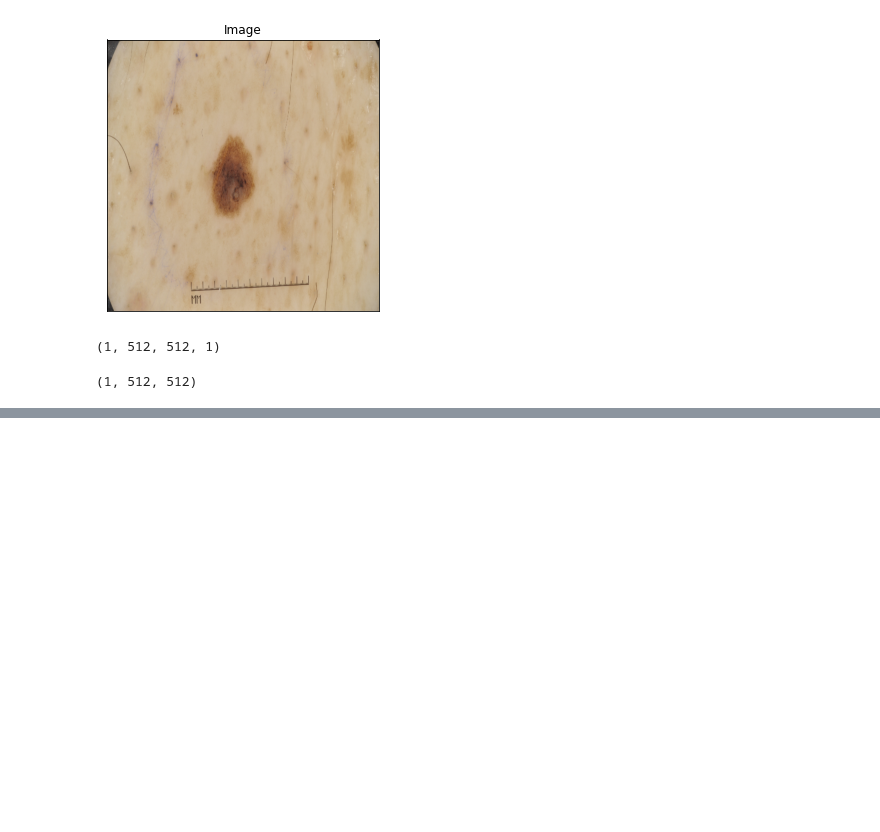
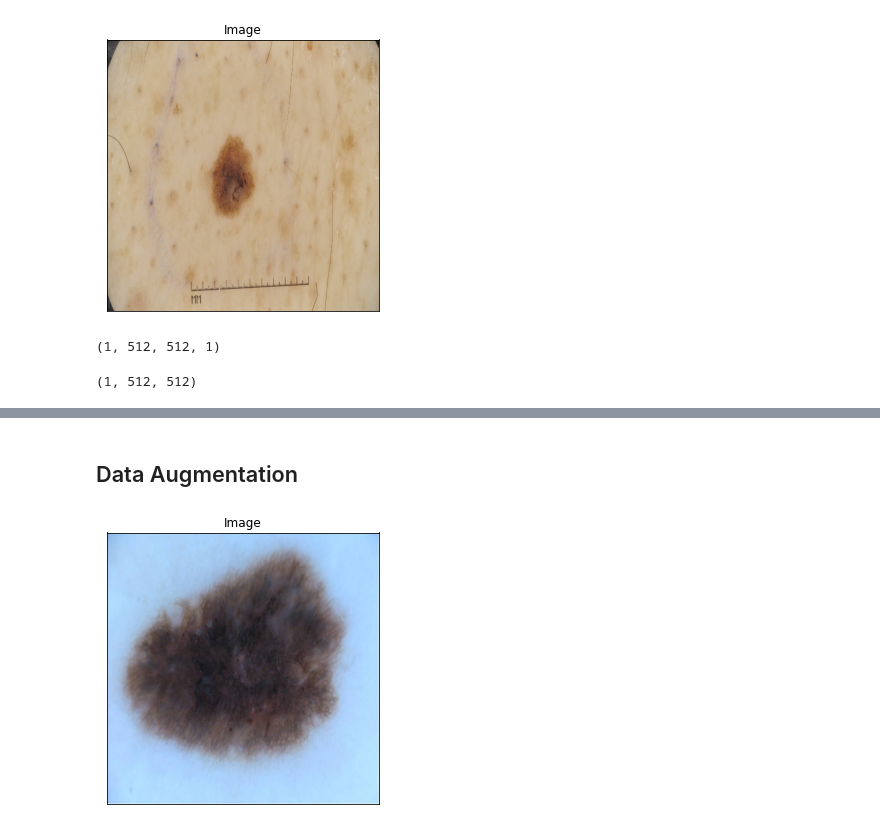
Before and after one commit to jhabr/xcs229ii_final_project, a Jupyter notebook: code/notebooks/baseline.ipynb, the cells around one changed output, grey strips where cells are left out. Cells and saved outputs as stored; diff of their text form; code cells hidden in the pictures; blank space fills up the shorter version.

```diff
--- a/code/notebooks/baseline.ipynb
+++ b/code/notebooks/baseline.ipynb
@@ -165,0 +166,8 @@ for test_image in simple_data_loader.get_images()[:3]:
+# %% [markdown]
+## Data Augmentation
+# %%
+train_data = trainer.get_training_data(dataset_size=10)["images"]
+# %%
+Visualisation().show(image=train_data[0].squeeze())
+# %% [output]
+[figure, added]
```
Also changed, not shown: parts of 9 cells of this notebook, 6 other files.
